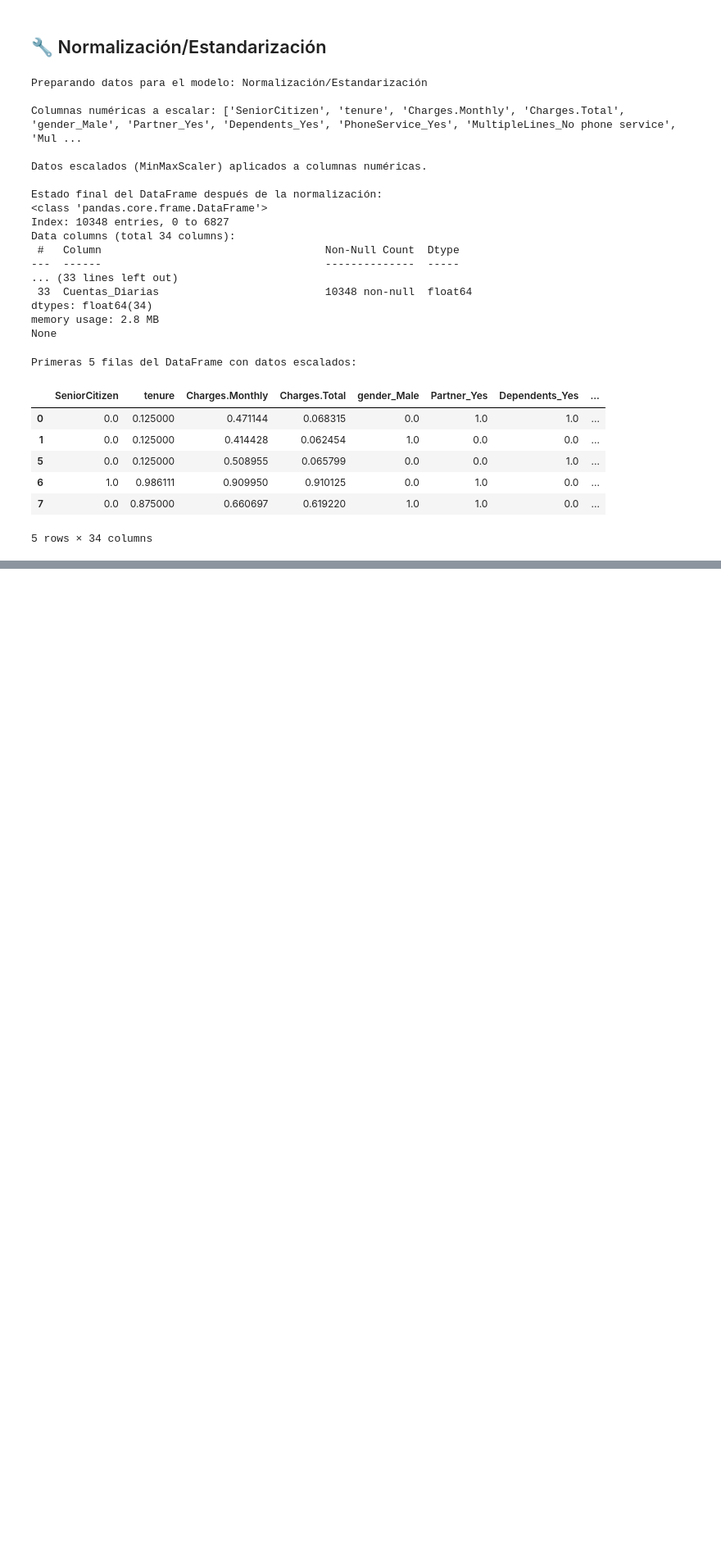
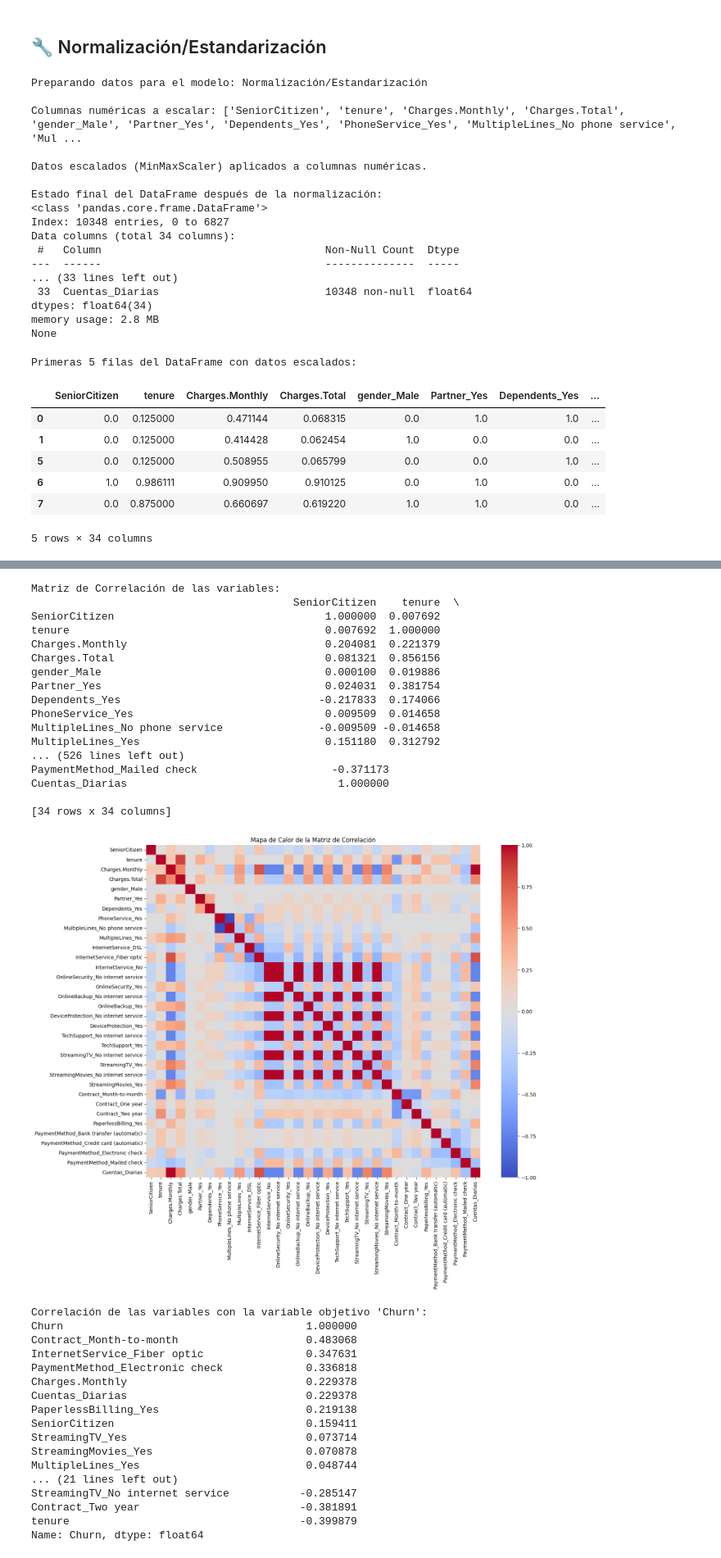
Before and after one commit to ggsgranados/TelecomX-LATAM-Parte-2, a Jupyter notebook: Telecom_X_Parte_2.ipynb, the cells around one changed output, grey strips where cells are left out. Shown: that part at 82% size. Cells and saved outputs as stored; diff of their text form; code cells hidden in the pictures; blank space fills up the shorter version.

```diff
--- a/Telecom_X_Parte_2.ipynb
+++ b/Telecom_X_Parte_2.ipynb
@@ -247,0 +252,75 @@ Primeras 5 filas del DataFrame con datos escalados:
+# %%
+# Calcular la matriz de correlación
+correlation_matrix = X.corr()
+
+# Imprimir la matriz de correlación
+print("\nMatriz de Correlación de las variables:")
+print(correlation_matrix)
+
+# Visualizar la matriz de correlación usando un mapa de calor
+plt.figure(figsize=(15, 12))
+sns.heatmap(correlation_matrix, annot=False, cmap='coolwarm', fmt=".2f")
+plt.title('Mapa de Calor de la Matriz de Correlación')
+plt.show()
+
+
+# Dado que 'Churn' se separó en 'y', podemos calcular la correlación de cada característica con 'y'
+# Esto requiere concatenar X e y temporalmente o calcular la correlación por separado.
+# Uniendo temporalmente X e y para calcular la correlación con la variable objetivo
+df_combined = pd.concat([X, y], axis=1)
+
+# Calcular la matriz de correlación del DataFrame combinado
+correlation_matrix_combined = df_combined.corr()
+
+# Extraer la correlación de todas las variables con 'Churn'
+correlation_with_churn = correlation_matrix_combined['Churn'].sort_values(ascending=False)
+
+print("\nCorrelación de las variables con la variable objetivo 'Churn':")
+print(correlation_with_churn)
+
+# Visualizar la correlación con 'Churn'
+plt.figure(figsize=(10, 8))
+correlation_with_churn.drop('Churn').plot(kind='barh', color='skyblue')
+plt.title('Correlación de cada característica con Churn')
+plt.xlabel('Coeficiente de Correlación')
+plt.ylabel('Características')
+plt.show()
+
+# Eliminar el DataFrame combinado temporal
+del df_combined
+# %% [output]
+Matriz de Correlación de las variables:
+                                         SeniorCitizen    tenure  \
+SeniorCitizen                                 1.000000  0.007692
+tenure                                        0.007692  1.000000
+Charges.Monthly                               0.204081  0.221379
+Charges.Total                                 0.081321  0.856156
+gender_Male                                   0.000100  0.019886
+Partner_Yes                                   0.024031  0.381754
+Dependents_Yes                               -0.217833  0.174066
+PhoneService_Yes                              0.009509  0.014658
+MultipleLines_No phone service               -0.009509 -0.014658
+MultipleLines_Yes                             0.151180  0.312792
+... (526 lines left out)
+PaymentMethod_Mailed check                     -0.371173
+Cuentas_Diarias                                 1.000000
+
+[34 rows x 34 columns]
+[figure, added]
+Correlación de las variables con la variable objetivo 'Churn':
+Churn                                      1.000000
+Contract_Month-to-month                    0.483068
+InternetService_Fiber optic                0.347631
+PaymentMethod_Electronic check             0.336818
+Charges.Monthly                            0.229378
+Cuentas_Diarias                            0.229378
+PaperlessBilling_Yes                       0.219138
+SeniorCitizen                              0.159411
+StreamingTV_Yes                            0.073714
+StreamingMovies_Yes                        0.070878
+MultipleLines_Yes                          0.048744
+... (21 lines left out)
+StreamingTV_No internet service           -0.285147
+Contract_Two year                         -0.381891
+tenure                                    -0.399879
+Name: Churn, dtype: float64
```
Also changed, not shown: parts of 3 cells of this notebook.
